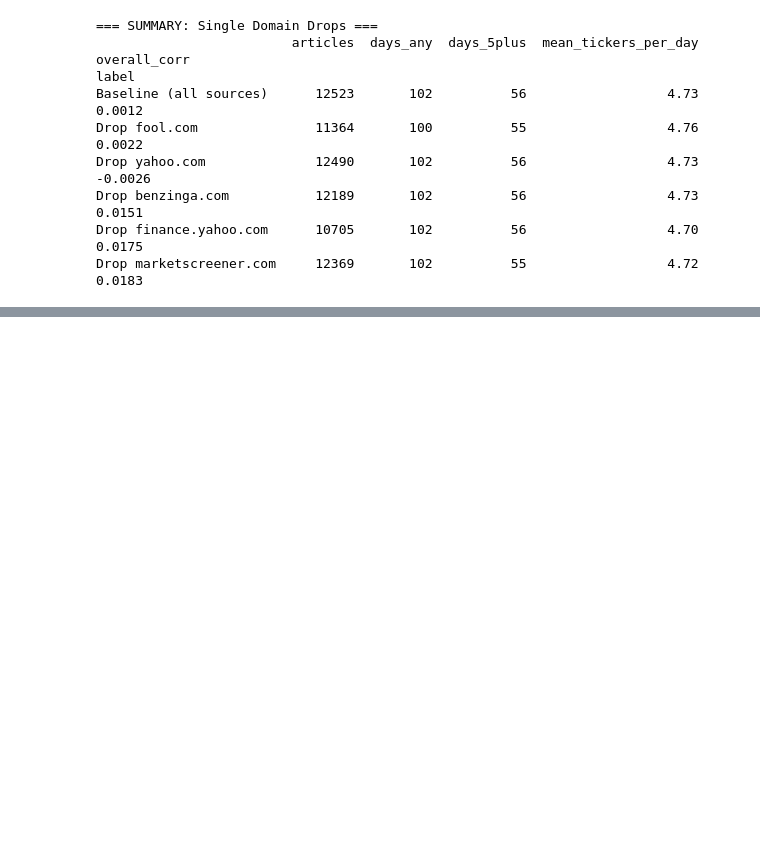
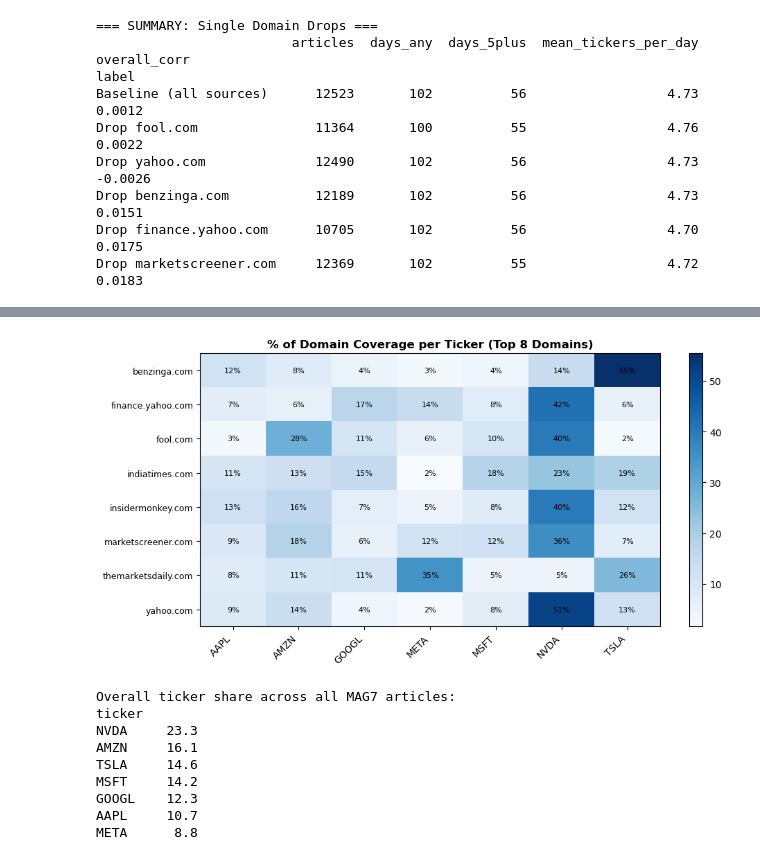
Before and after one commit to Trevor5008/market-sentiment-analysis, a Jupyter notebook: analysis/robustness/source_exclusion_tests.ipynb, the cells around one changed output, grey strips where cells are left out. Drawn from its saved outputs; the diff is of its cells as text; code cells hidden in the pictures; blank space fills up the shorter version.

```diff
--- a/analysis/robustness/source_exclusion_tests.ipynb
+++ b/analysis/robustness/source_exclusion_tests.ipynb
@@ -437,0 +498,44 @@ Drop marketscreener.com     12369       102          55                  4.72
+# %%
+# Domain x Ticker heatmap — % of each domain's coverage per ticker
+top8_domains = domain_counts.head(8).index.tolist()
+
+heatmap_data = (
+    df[df["domain"].isin(top8_domains) & df["ticker"].isin(MAG7)]
+    .groupby(["domain", "ticker"])
+    .size()
+    .unstack(fill_value=0)
+)
+
+heatmap_pct = heatmap_data.div(heatmap_data.sum(axis=1), axis=0).mul(100).round(1)
+
+fig, ax = plt.subplots(figsize=(10, 5))
+im = ax.imshow(heatmap_pct.values, aspect="auto", cmap="Blues")
+
+ax.set_xticks(range(len(heatmap_pct.columns)))
+ax.set_xticklabels(heatmap_pct.columns, rotation=45, ha="right")
+ax.set_yticks(range(len(heatmap_pct.index)))
+ax.set_yticklabels(heatmap_pct.index, fontsize=9)
+ax.set_title("% of Domain Coverage per Ticker (Top 8 Domains)", fontweight="bold")
+plt.colorbar(im, ax=ax)
+
+for i in range(len(heatmap_pct.index)):
+    for j in range(len(heatmap_pct.columns)):
+        ax.text(j, i, f"{heatmap_pct.values[i, j]:.0f}%",
+                ha="center", va="center", fontsize=8, color="black")
+
+plt.tight_layout()
+plt.show()
+
+print("Overall ticker share across all MAG7 articles:")
+print(df[df["ticker"].isin(MAG7)]["ticker"].value_counts(normalize=True).mul(100).round(1).to_string())
+# %% [output]
+[figure, added]
+Overall ticker share across all MAG7 articles:
+ticker
+NVDA     23.3
+AMZN     16.1
+TSLA     14.6
+MSFT     14.2
+GOOGL    12.3
+AAPL     10.7
+META      8.8
```
Also changed, not shown: parts of 7 cells of this notebook.
